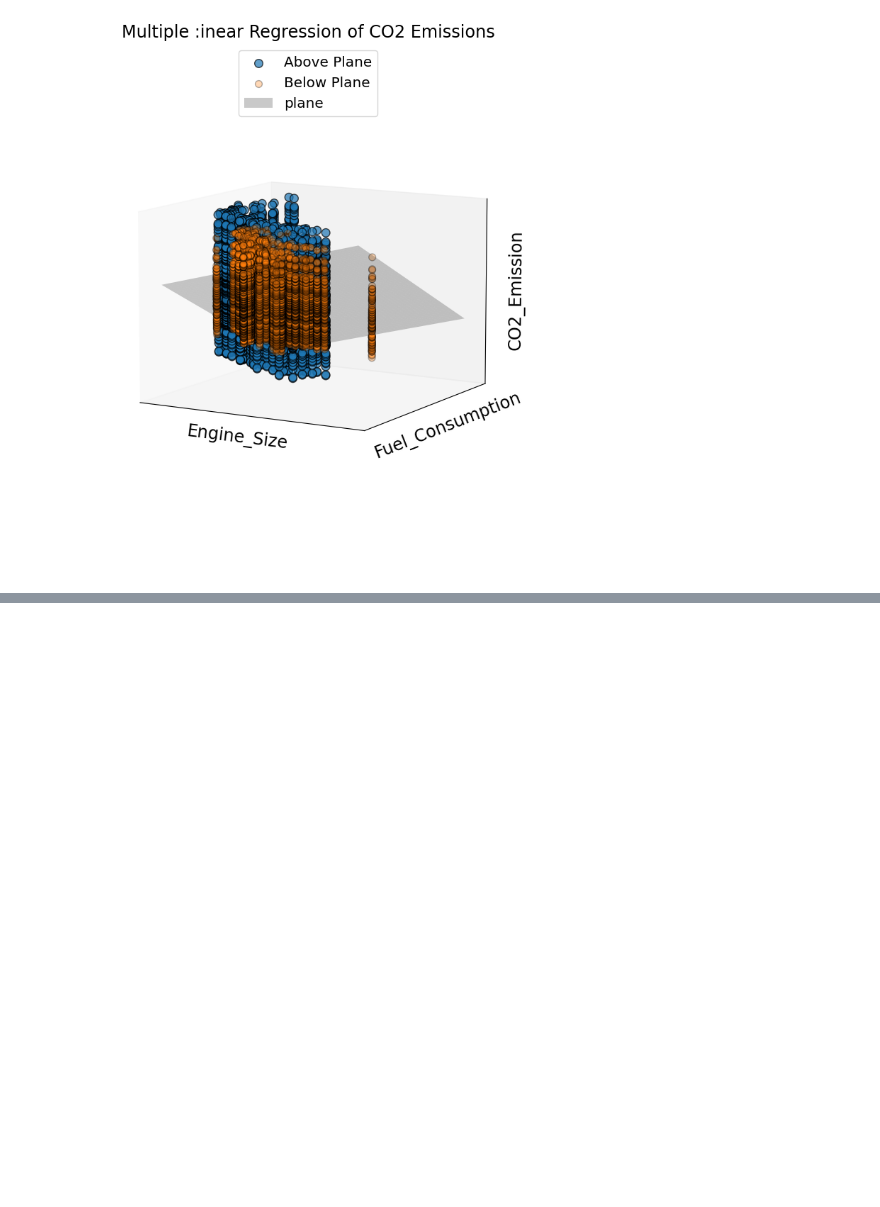
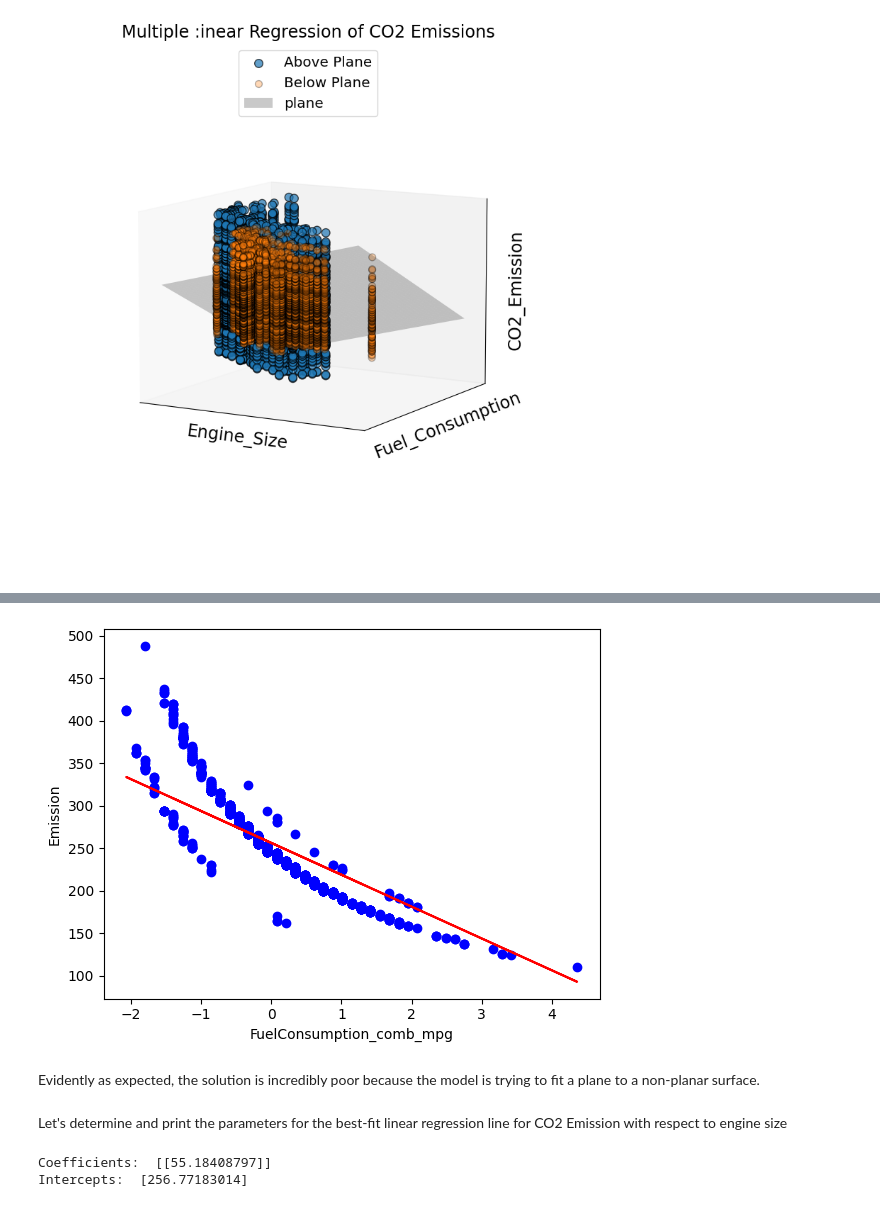
Before and after one commit to YoussefChati/CO2_Emission_ML, a Jupyter notebook: notebook.ipynb, the cells around one changed output, grey strips where cells are left out. Drawn from its saved outputs; the diff is of its cells as text; code cells hidden in the pictures; blank space fills up the shorter version.

```diff
--- a/notebook.ipynb
+++ b/notebook.ipynb
@@ -455,0 +466,25 @@ plt.show()
+# %%
+plt.scatter(X_train3[:,1], y_train3, color = 'blue')
+plt.plot(X_train3[:,1], coef3_[0,1] * X_train3[:,1] + intercept3_[0], '-r')
+plt.xlabel('FuelConsumption_comb_mpg')
+plt.ylabel('Emission')
+plt.show()
+# %% [output]
+[figure, added]
+# %% [markdown]
+Evidently as expected, the solution is incredibly poor because the model is trying to fit a plane to a non-planar surface.
+# %% [markdown]
+Let's determine and print the parameters for the best-fit linear regression line for CO2 Emission with respect to engine size
+# %%
+X_train4 = X_train3[:, 0]
+
+regressor_4 = linear_model.LinearRegression()
+regressor_4.fit(X_train4.reshape(-1,1), y_train3)
+coef4_ = regressor_4.coef_
+intercept4_ = regressor_4.intercept_
+
+print('Coefficients: ', coef4_)
+print('Intercepts: ', intercept4_)
+# %% [output]
+Coefficients:  [[55.18408797]]
+Intercepts:  [256.77183014]
```
Also changed, not shown: parts of 5 cells of this notebook.
